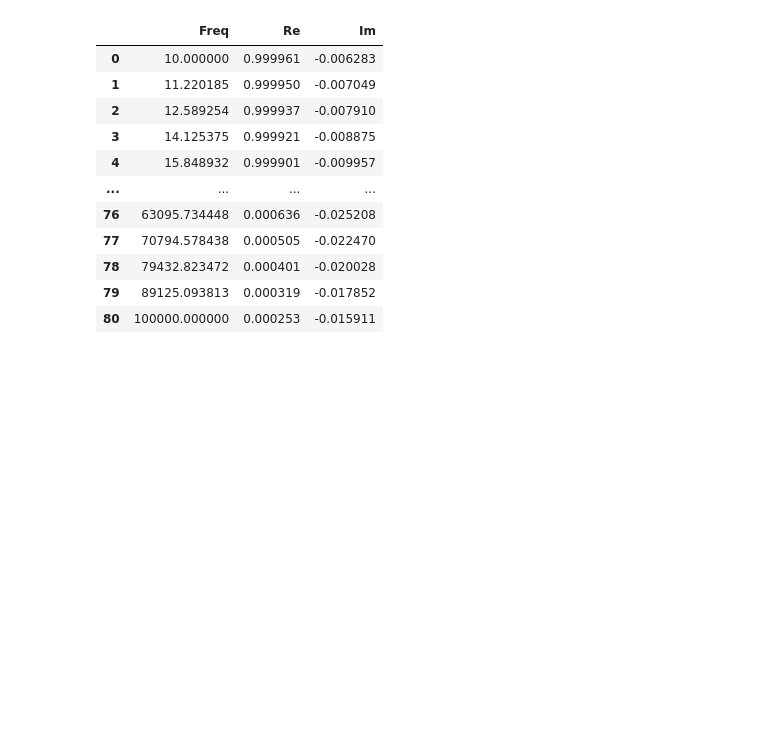
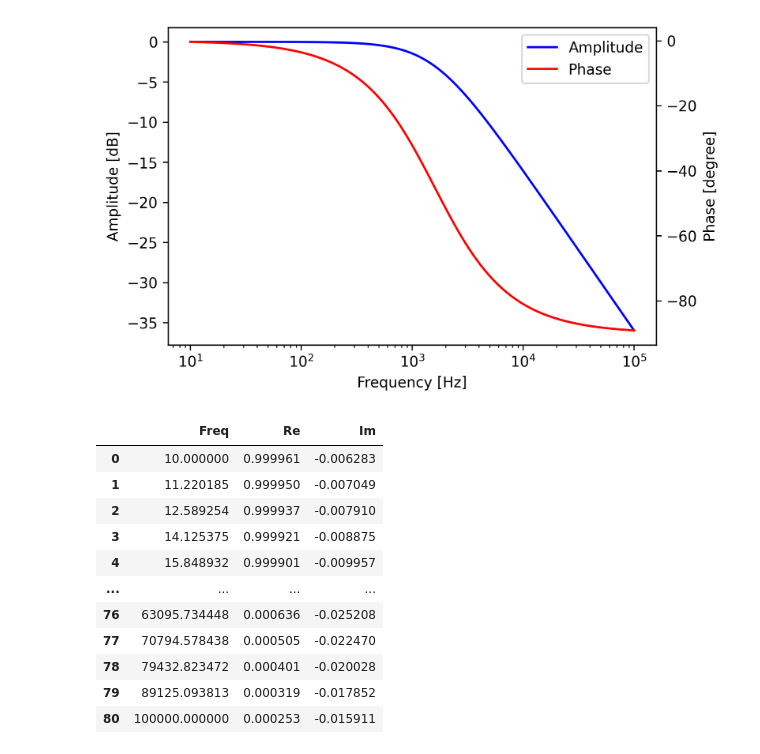
Before and after one commit to ysozeki/P1graph, a Jupyter notebook: P1_graph.ipynb, the cells around one changed output. Drawn from its saved outputs; the diff is of its cells as text; code cells hidden in the pictures; blank space fills up the shorter version.

```diff
--- a/P1_graph.ipynb
+++ b/P1_graph.ipynb
@@ -20 +56,28 @@ from matplotlib import pyplot as plt
+# %%
+#振幅・位相の同時プロット
+
+fig = plt.figure(dpi=300)
+ax1 = fig.add_subplot(111)
+ax2 = ax1.twinx()
+
+#振幅のプロット
+ax1.plot(f, amp, color="blue", label = 'Amplitude')
+ax1.set_xlabel("Frequency [Hz]")
+ax1.set_ylabel("Amplitude [dB]")
+
+#位相のプロット
+ax2.plot(f, phase, color="red", label = 'Phase')
+ax2.set_ylabel("Phase [degree]")
+plt.xscale("log")
+
+#凡例の表示
+h1, l1 = ax1.get_legend_handles_labels()
+h2, l2 = ax2.get_legend_handles_labels()
+ax1.legend(h1+h2, l1+l2)
+
+#グラフ画像保存
+plt.savefig('01_lpf_freq_theory.png')
+plt.show()
+# %% [output]
+[figure, added]
 # %%
```
Also changed, not shown: parts of 16 cells of this notebook.
